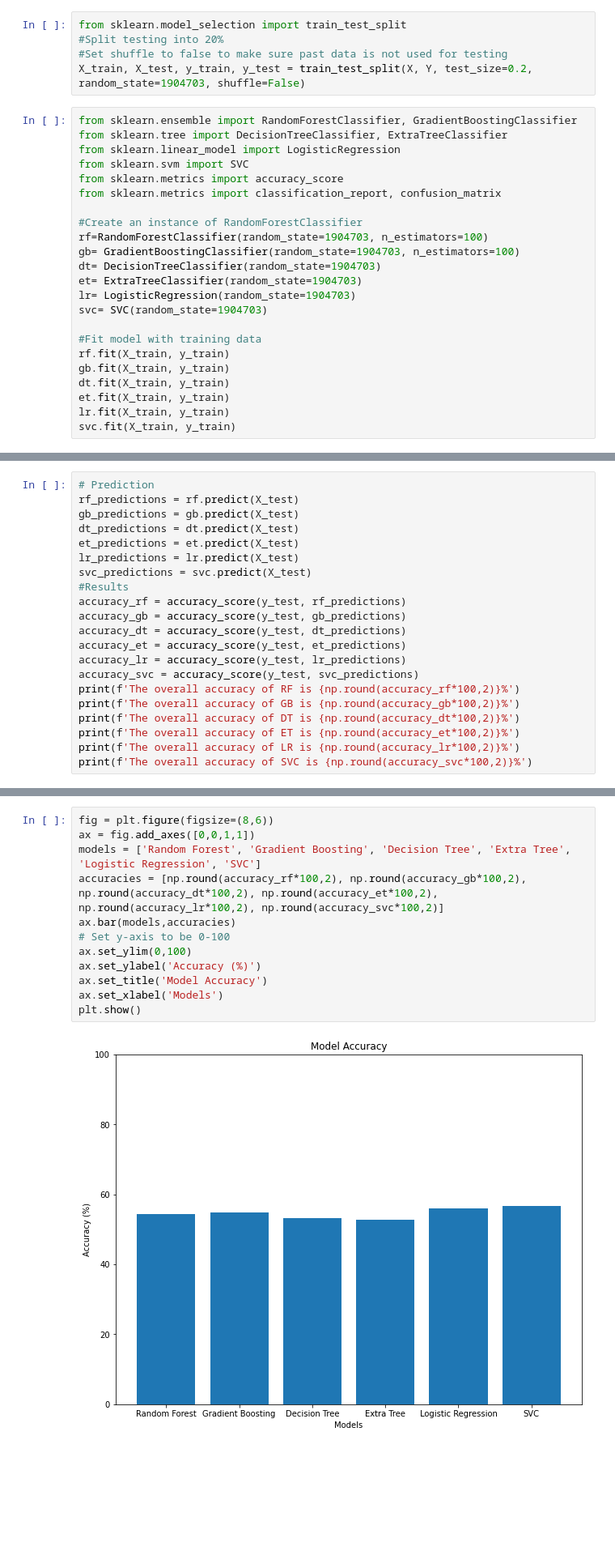
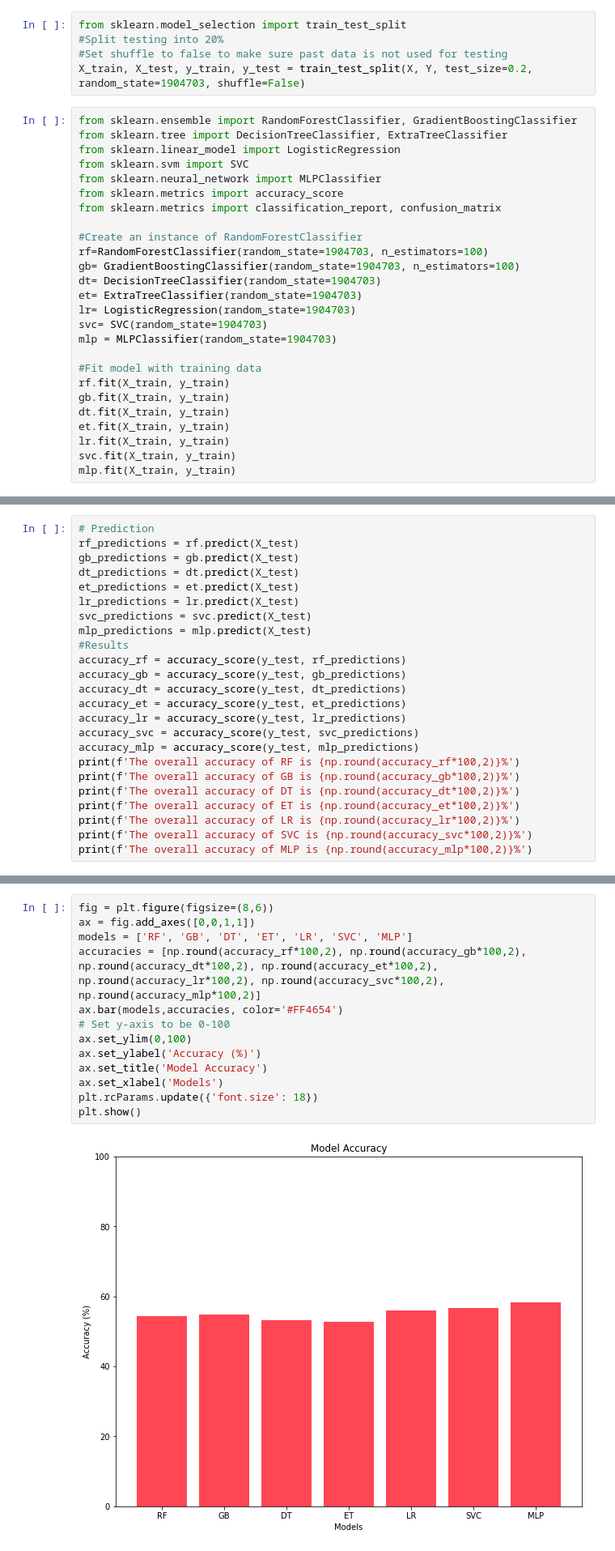
Before and after one commit to LabyrinthV/Honours-victory-prediction, a Jupyter notebook: Modelling.ipynb, the cells around one changed output, grey strips where cells are left out. Shown at 81% size. Saved outputs shown, nothing was run; the diff lists cells and outputs as text; blank space fills up the shorter version.

```diff
--- a/Modelling.ipynb
+++ b/Modelling.ipynb
@@ -158,6 +156,7 @@ from sklearn.ensemble import RandomForestClassifier, GradientBoostingClassifier
 from sklearn.tree import DecisionTreeClassifier, ExtraTreeClassifier
 from sklearn.linear_model import LogisticRegression
 from sklearn.svm import SVC
+from sklearn.neural_network import MLPClassifier
 from sklearn.metrics import accuracy_score
 from sklearn.metrics import classification_report, confusion_matrix
 
@@ -168,6 +167,7 @@ dt= DecisionTreeClassifier(random_state=1904703)
 et= ExtraTreeClassifier(random_state=1904703)
 lr= LogisticRegression(random_state=1904703)
 svc= SVC(random_state=1904703)
+mlp = MLPClassifier(random_state=1904703)
 
 #Fit model with training data
 rf.fit(X_train, y_train)
@@ -176,4 +176,5 @@ dt.fit(X_train, y_train)
 et.fit(X_train, y_train)
 lr.fit(X_train, y_train)
 svc.fit(X_train, y_train)
+mlp.fit(X_train, y_train)
 # %% [output]
@@ -186,6 +187,7 @@ dt_predictions = dt.predict(X_test)
 et_predictions = et.predict(X_test)
 lr_predictions = lr.predict(X_test)
 svc_predictions = svc.predict(X_test)
+mlp_predictions = mlp.predict(X_test)
 #Results
 accuracy_rf = accuracy_score(y_test, rf_predictions)
 accuracy_gb = accuracy_score(y_test, gb_predictions)
@@ -193,12 +195,14 @@ accuracy_dt = accuracy_score(y_test, dt_predictions)
 accuracy_et = accuracy_score(y_test, et_predictions)
 accuracy_lr = accuracy_score(y_test, lr_predictions)
 accuracy_svc = accuracy_score(y_test, svc_predictions)
+accuracy_mlp = accuracy_score(y_test, mlp_predictions)
 print(f'The overall accuracy of RF is {np.round(accuracy_rf*100,2)}%')
 print(f'The overall accuracy of GB is {np.round(accuracy_gb*100,2)}%')
 print(f'The overall accuracy of DT is {np.round(accuracy_dt*100,2)}%')
 print(f'The overall accuracy of ET is {np.round(accuracy_et*100,2)}%')
 print(f'The overall accuracy of LR is {np.round(accuracy_lr*100,2)}%')
 print(f'The overall accuracy of SVC is {np.round(accuracy_svc*100,2)}%')
+print(f'The overall accuracy of MLP is {np.round(accuracy_mlp*100,2)}%')
 # %% [output]
 The overall accuracy of RF is 54.4%
 The overall accuracy of GB is 54.72%
@@ -209,14 +214,15 @@ The overall accuracy of SVC is 56.6%
 # %%
 fig = plt.figure(figsize=(8,6))
 ax = fig.add_axes([0,0,1,1])
-models = ['Random Forest', 'Gradient Boosting', 'Decision Tree', 'Extra Tree', 'Logistic Regression', 'SVC']
-accuracies = [np.round(accuracy_rf*100,2), np.round(accuracy_gb*100,2), np.round(accuracy_dt*100,2), np.round(accuracy_et*100,2), np.round(accuracy_lr*100,2), np.round(accuracy_svc*100,2)]
-ax.bar(models,accuracies)
+models = ['RF', 'GB', 'DT', 'ET', 'LR', 'SVC', 'MLP']
+accuracies = [np.round(accuracy_rf*100,2), np.round(accuracy_gb*100,2), np.round(accuracy_dt*100,2), np.round(accuracy_et*100,2), np.round(accuracy_lr*100,2), np.round(accuracy_svc*100,2), np.round(accuracy_mlp*100,2)]
+ax.bar(models,accuracies, color='#FF4654')
 # Set y-axis to be 0-100
 ax.set_ylim(0,100)
 ax.set_ylabel('Accuracy (%)')
 ax.set_title('Model Accuracy')
 ax.set_xlabel('Models')
+plt.rcParams.update({'font.size': 18})
 plt.show()
 # %% [output]
-[figure, old version]
+[figure, new version]
```
Also changed, not shown: parts of 3 cells of this notebook, 6 other files.
